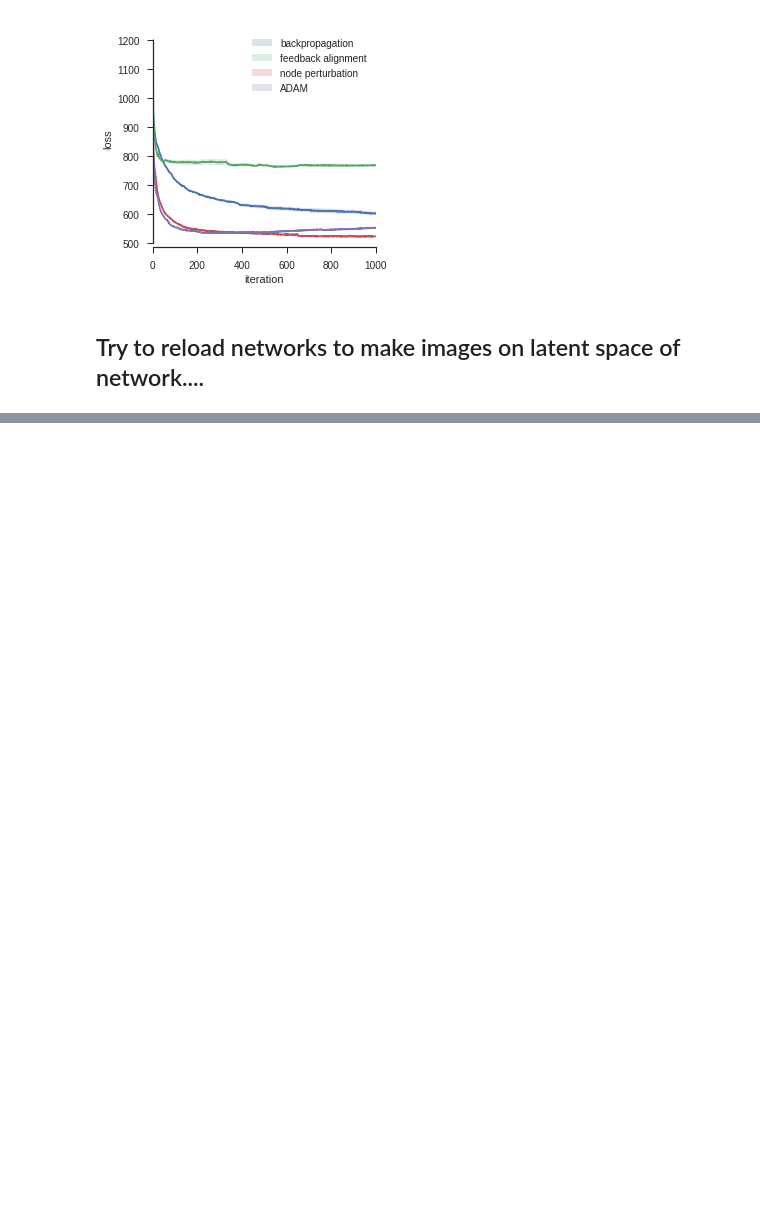
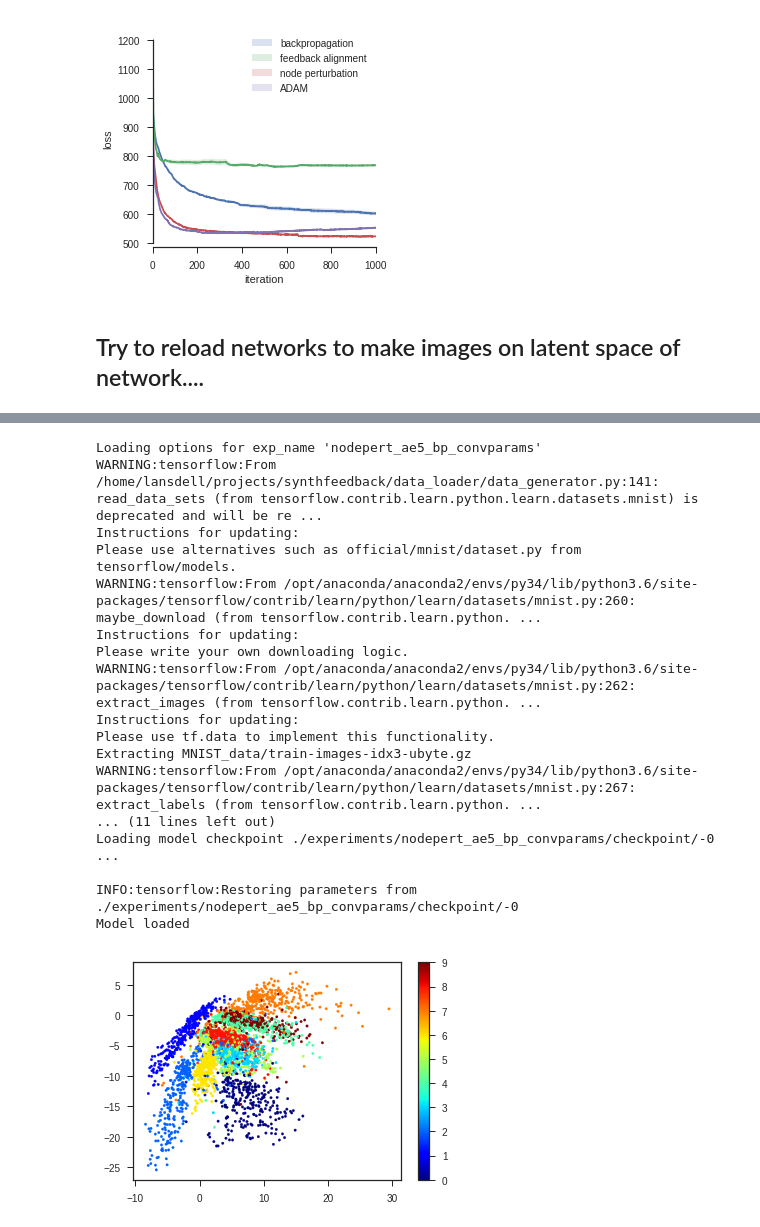
Before and after one commit to benlansdell/synthfeedback, a Jupyter notebook: notebooks/fig_3_autoencoder.ipynb, the cells around one changed output, grey strips where cells are left out. Saved outputs shown, nothing was run; the diff lists cells and outputs as text; code cells hidden in the pictures; blank space fills up the shorter version.

Commit message:
Add new model

```diff
--- a/notebooks/fig_3_autoencoder.ipynb
+++ b/notebooks/fig_3_autoencoder.ipynb
@@ -134,0 +135,21 @@ Model loaded
+# %%
+plot_bottleneck(Model = AENPModel5_ExactLsq_BPAuto, model_name = 'nodepert_ae5_bp_convparams')
+# %% [output]
+Loading options for exp_name 'nodepert_ae5_bp_convparams'
+WARNING:tensorflow:From /home/lansdell/projects/synthfeedback/data_loader/data_generator.py:141: read_data_sets (from tensorflow.contrib.learn.python.learn.datasets.mnist) is deprecated and will be re ...
+Instructions for updating:
+Please use alternatives such as official/mnist/dataset.py from tensorflow/models.
+WARNING:tensorflow:From /opt/anaconda/anaconda2/envs/py34/lib/python3.6/site-packages/tensorflow/contrib/learn/python/learn/datasets/mnist.py:260: maybe_download (from tensorflow.contrib.learn.python. ...
+Instructions for updating:
+Please write your own downloading logic.
+WARNING:tensorflow:From /opt/anaconda/anaconda2/envs/py34/lib/python3.6/site-packages/tensorflow/contrib/learn/python/learn/datasets/mnist.py:262: extract_images (from tensorflow.contrib.learn.python. ...
+Instructions for updating:
+Please use tf.data to implement this functionality.
+Extracting MNIST_data/train-images-idx3-ubyte.gz
+WARNING:tensorflow:From /opt/anaconda/anaconda2/envs/py34/lib/python3.6/site-packages/tensorflow/contrib/learn/python/learn/datasets/mnist.py:267: extract_labels (from tensorflow.contrib.learn.python. ...
+... (11 lines left out)
+Loading model checkpoint ./experiments/nodepert_ae5_bp_convparams/checkpoint/-0 ...
+
+INFO:tensorflow:Restoring parameters from ./experiments/nodepert_ae5_bp_convparams/checkpoint/-0
+Model loaded
+[figure, added]
```
Also changed, not shown: parts of 5 cells of this notebook, 1 other file.
